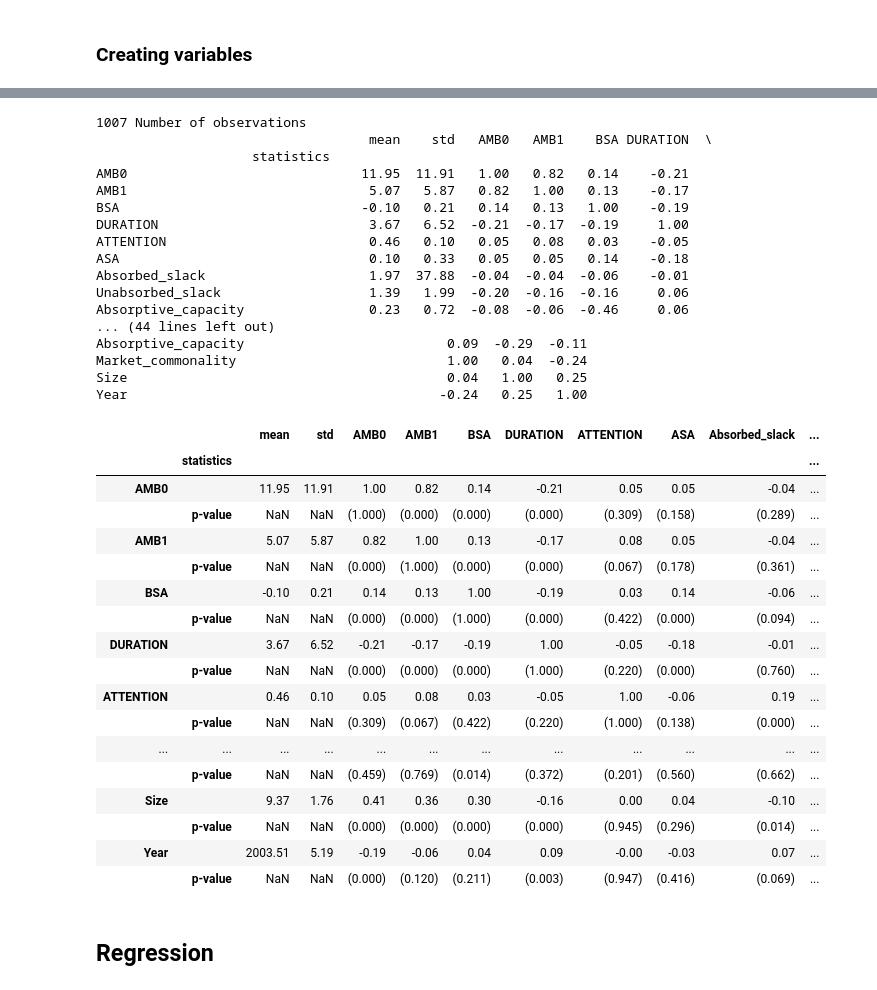
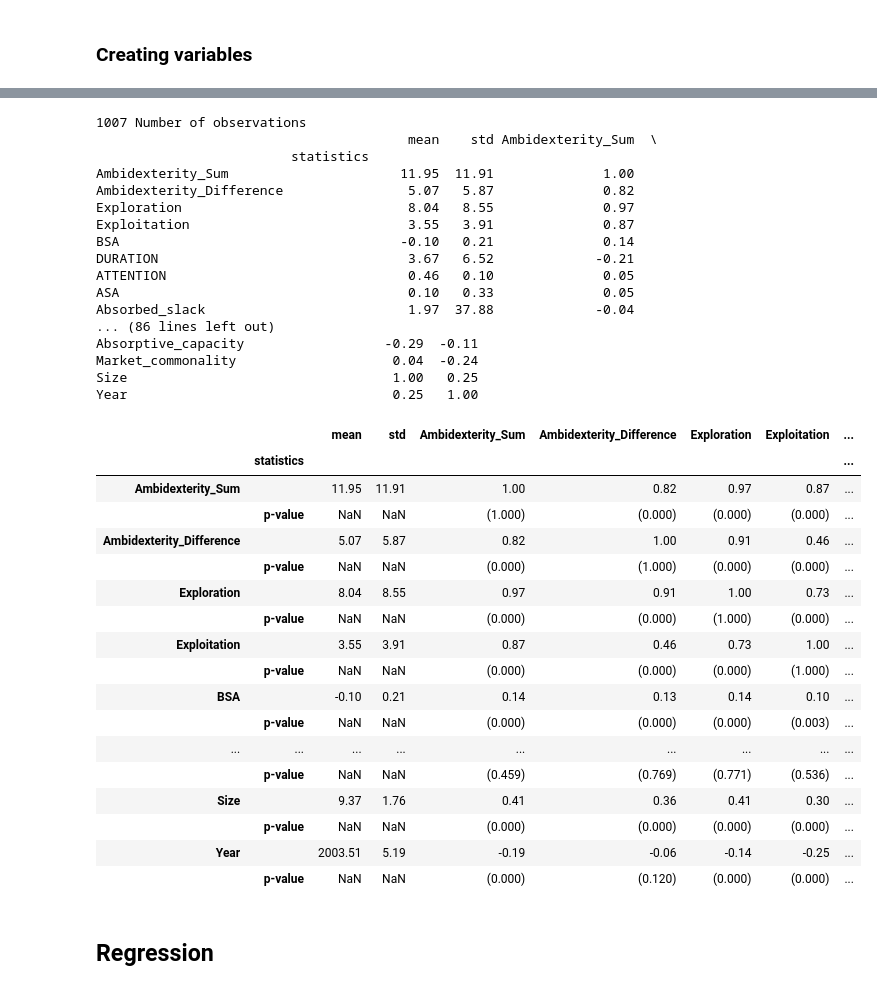
Before and after one commit to Ainhoa-Urtasun/DEA-2, a Jupyter notebook: Analyses-1.ipynb, the cells around one changed output, grey strips where cells are left out. Cells and saved outputs as stored; diff of their text form; code cells hidden in the pictures.

```diff
--- a/Analyses-1.ipynb
+++ b/Analyses-1.ipynb
@@ -85,9 +99,11 @@ df = pandas.merge(left=df,right=data5,how='inner',on=['Year','Id'])
 df['ATTENTION'] = df[['PRODUCT','GEOGRAPHY','GROWTH']].std(axis=1)
 # AMBIDEXTERITY
 print(df.Non_RD_alliances.corr(df.RD_alliances),'correlation between RD alliances and non-RD alliances')
-df['AMB0'] = df.RD_alliances + df.Non_RD_alliances
-df['AMB1'] = df.RD_alliances - df.Non_RD_alliances
-df['AMB1'] = df['AMB1'].abs()
+df['Exploration'] = df.RD_alliances
+df['Exploitation'] = df.Non_RD_alliances
+df['Ambidexterity_Sum'] = df.RD_alliances + df.Non_RD_alliances
+df['Ambidexterity_Difference'] = df.RD_alliances - df.Non_RD_alliances
+df['Ambidexterity_Difference'] = df['Ambidexterity_Difference'].abs()
 # SIZE
 df['Size'] = numpy.log(df.Employees)
 df = df.sort_values(by=['Id','Year'], axis=0, ascending=True)
@@ -130,62 +146,62 @@ df[17:30]
 # %%
-mydata = df[['AMB0','AMB1','BSA','DURATION','ATTENTION','ASA','Absorbed_slack','Unabsorbed_slack','Absorptive_capacity','Market_commonality','Size','Year']]
+mydata = df[['Ambidexterity_Sum','Ambidexterity_Difference','Exploration','Exploitation','BSA','DURATION','ATTENTION','ASA','Absorbed_slack','Unabsorbed_slack','Absorptive_capacity','Market_commonality','Size','Year']]
 print(len(mydata),'Number of observations')
 ds_mean = mydata.agg(['mean','std']).T
 corr = mydata.corr()
 corr = pandas.concat([ds_mean,corr], axis = 1)
 corr = corr.applymap('{:.2f}'.format)
 corr['statistics'] = ' '
 corr.set_index('statistics',append=True,inplace=True)
 print(corr)
 
 def pearsonr_pval(x,y):
   return pearsonr(x,y)[1].round(3)
 pval = mydata.corr(method=pearsonr_pval)
 pval = pval.applymap('{:.3f}'.format)
 pval = pval.applymap(lambda x: '(' + x + ')')
 pval['statistics'] = 'p-value'
 pval.set_index('statistics',append=True,inplace=True)
 
-corr = pandas.concat([corr,pval],axis=0).sort_index(kind='merge').reindex(['AMB0','AMB1','BSA','DURATION','ATTENTION','ASA','Absorbed_slack','Unabsorbed_slack','Absorptive_capacity','Market_commonality','Size','Year'],axis=0,level=0)
+corr = pandas.concat([corr,pval],axis=0).sort_index(kind='merge').reindex(['Ambidexterity_Sum','Ambidexterity_Difference','Exploration','Exploitation','BSA','DURATION','ATTENTION','ASA','Absorbed_slack','Unabsorbed_slack','Absorptive_capacity','Market_commonality','Size','Year'],axis=0,level=0)
 filepath = 'D:/DEA/DEA-2/Correlation-1.txt'
 corr.to_csv(filepath,sep = '\t',header=False,index=False)
 corr
 # %% [output]
 1007 Number of observations
-                                   mean    std   AMB0   AMB1    BSA DURATION  \
-                    statistics
-AMB0                              11.95  11.91   1.00   0.82   0.14    -0.21
-AMB1                               5.07   5.87   0.82   1.00   0.13    -0.17
-BSA                               -0.10   0.21   0.14   0.13   1.00    -0.19
-DURATION                           3.67   6.52  -0.21  -0.17  -0.19     1.00
-ATTENTION                          0.46   0.10   0.05   0.08   0.03    -0.05
-ASA                                0.10   0.33   0.05   0.05   0.14    -0.18
-Absorbed_slack                     1.97  37.88  -0.04  -0.04  -0.06    -0.01
-Unabsorbed_slack                   1.39   1.99  -0.20  -0.16  -0.16     0.06
-Absorptive_capacity                0.23   0.72  -0.08  -0.06  -0.46     0.06
-... (44 lines left out)
-Absorptive_capacity                          0.09  -0.29  -0.11
-Market_commonality                           1.00   0.04  -0.24
-Size                                         0.04   1.00   0.25
-Year                                        -0.24   0.25   1.00
+                                        mean    std Ambidexterity_Sum  \
+                         statistics
+Ambidexterity_Sum                      11.95  11.91              1.00
+Ambidexterity_Difference                5.07   5.87              0.82
+Exploration                             8.04   8.55              0.97
+Exploitation                            3.55   3.91              0.87
+BSA                                    -0.10   0.21              0.14
+DURATION                                3.67   6.52             -0.21
+ATTENTION                               0.46   0.10              0.05
+ASA                                     0.10   0.33              0.05
+Absorbed_slack                          1.97  37.88             -0.04
+... (86 lines left out)
+Absorptive_capacity                  -0.29  -0.11
+Market_commonality                    0.04  -0.24
+Size                                  1.00   0.25
+Year                                  0.25   1.00
-|  |  | mean | std | AMB0 | AMB1 | BSA | DURATION | ATTENTION | ASA | Absorbed_slack | ... |
-|  | statistics |  |  |  |  |  |  |  |  |  | ... |
-| AMB0 |  | 11.95 | 11.91 | 1.00 | 0.82 | 0.14 | -0.21 | 0.05 | 0.05 | -0.04 | ... |
-|  | p-value | NaN | NaN | (1.000) | (0.000) | (0.000) | (0.000) | (0.309) | (0.158) | (0.289) | ... |
-| AMB1 |  | 5.07 | 5.87 | 0.82 | 1.00 | 0.13 | -0.17 | 0.08 | 0.05 | -0.04 | ... |
-|  | p-value | NaN | NaN | (0.000) | (1.000) | (0.000) | (0.000) | (0.067) | (0.178) | (0.361) | ... |
-| BSA |  | -0.10 | 0.21 | 0.14 | 0.13 | 1.00 | -0.19 | 0.03 | 0.14 | -0.06 | ... |
-|  | p-value | NaN | NaN | (0.000) | (0.000) | (1.000) | (0.000) | (0.422) | (0.000) | (0.094) | ... |
-| DURATION |  | 3.67 | 6.52 | -0.21 | -0.17 | -0.19 | 1.00 | -0.05 | -0.18 | -0.01 | ... |
-|  | p-value | NaN | NaN | (0.000) | (0.000) | (0.000) | (1.000) | (0.220) | (0.000) | (0.760) | ... |
-| ATTENTION |  | 0.46 | 0.10 | 0.05 | 0.08 | 0.03 | -0.05 | 1.00 | -0.06 | 0.19 | ... |
-|  | p-value | NaN | NaN | (0.309) | (0.067) | (0.422) | (0.220) | (1.000) | (0.138) | (0.000) | ... |
-| ... | ... | ... | ... | ... | ... | ... | ... | ... | ... | ... | ... |
-|  | p-value | NaN | NaN | (0.459) | (0.769) | (0.014) | (0.372) | (0.201) | (0.560) | (0.662) | ... |
-| Size |  | 9.37 | 1.76 | 0.41 | 0.36 | 0.30 | -0.16 | 0.00 | 0.04 | -0.10 | ... |
-|  | p-value | NaN | NaN | (0.000) | (0.000) | (0.000) | (0.000) | (0.945) | (0.296) | (0.014) | ... |
-| Year |  | 2003.51 | 5.19 | -0.19 | -0.06 | 0.04 | 0.09 | -0.00 | -0.03 | 0.07 | ... |
-|  | p-value | NaN | NaN | (0.000) | (0.120) | (0.211) | (0.003) | (0.947) | (0.416) | (0.069) | ... |
+|  |  | mean | std | Ambidexterity_Sum | Ambidexterity_Difference | Exploration | Exploitation | ... |
+|  | statistics |  |  |  |  |  |  | ... |
+| Ambidexterity_Sum |  | 11.95 | 11.91 | 1.00 | 0.82 | 0.97 | 0.87 | ... |
+|  | p-value | NaN | NaN | (1.000) | (0.000) | (0.000) | (0.000) | ... |
+| Ambidexterity_Difference |  | 5.07 | 5.87 | 0.82 | 1.00 | 0.91 | 0.46 | ... |
+|  | p-value | NaN | NaN | (0.000) | (1.000) | (0.000) | (0.000) | ... |
+| Exploration |  | 8.04 | 8.55 | 0.97 | 0.91 | 1.00 | 0.73 | ... |
+|  | p-value | NaN | NaN | (0.000) | (0.000) | (1.000) | (0.000) | ... |
+| Exploitation |  | 3.55 | 3.91 | 0.87 | 0.46 | 0.73 | 1.00 | ... |
+|  | p-value | NaN | NaN | (0.000) | (0.000) | (0.000) | (1.000) | ... |
+| BSA |  | -0.10 | 0.21 | 0.14 | 0.13 | 0.14 | 0.10 | ... |
+|  | p-value | NaN | NaN | (0.000) | (0.000) | (0.000) | (0.003) | ... |
+| ... | ... | ... | ... | ... | ... | ... | ... | ... |
+|  | p-value | NaN | NaN | (0.459) | (0.769) | (0.771) | (0.536) | ... |
+| Size |  | 9.37 | 1.76 | 0.41 | 0.36 | 0.41 | 0.30 | ... |
+|  | p-value | NaN | NaN | (0.000) | (0.000) | (0.000) | (0.000) | ... |
+| Year |  | 2003.51 | 5.19 | -0.19 | -0.06 | -0.14 | -0.25 | ... |
+|  | p-value | NaN | NaN | (0.000) | (0.120) | (0.000) | (0.000) | ... |
 # %% [markdown]
 ## Regression
 # %%
```
Also changed, not shown: parts of 5 cells of this notebook, 2 other files.
